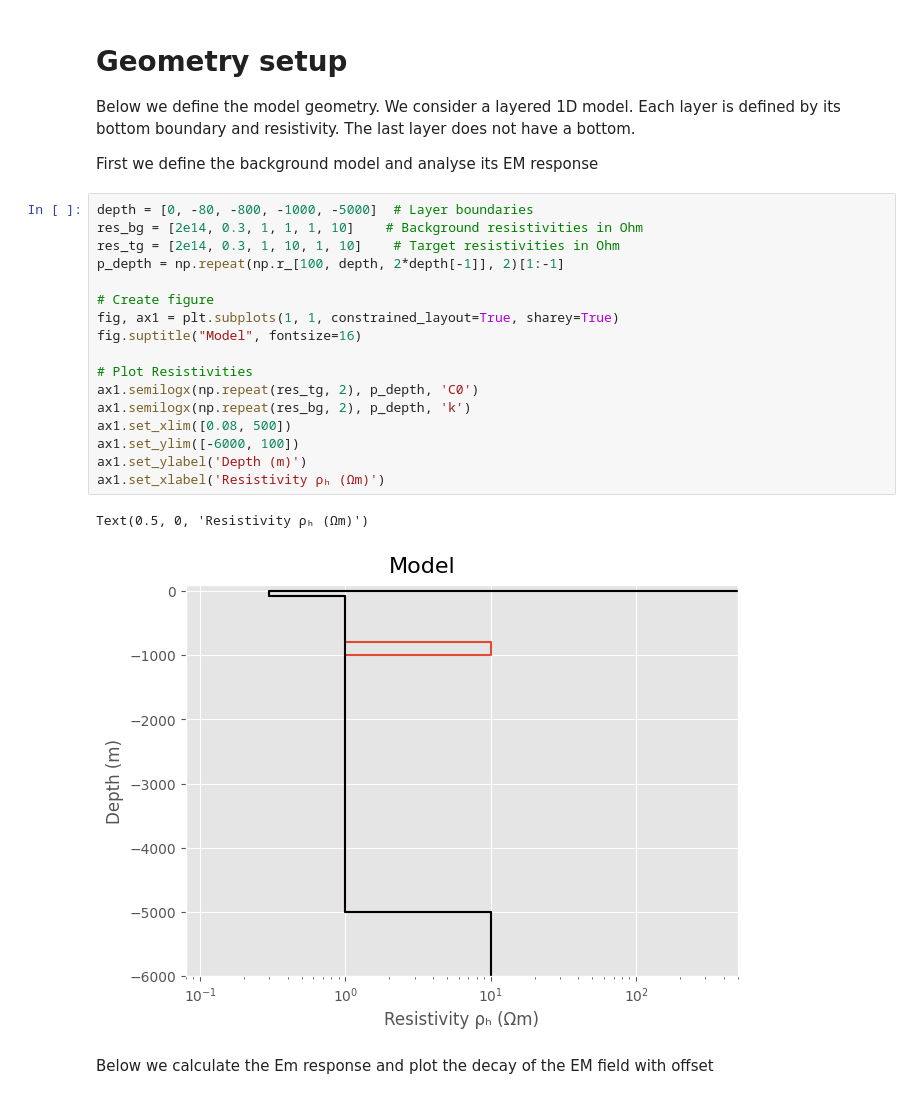
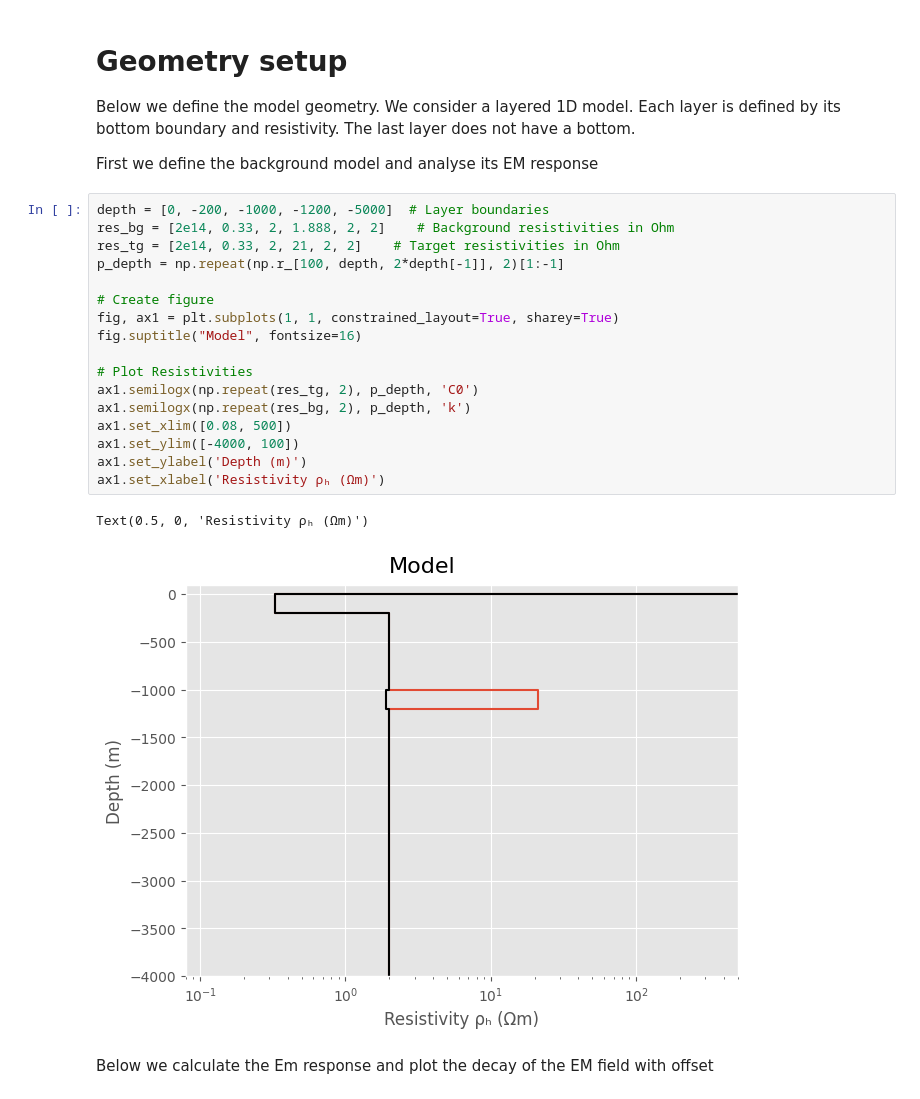
Before and after one commit to michpaulatto/AppliedGeophysicsExercises, a Jupyter notebook: Notebooks/8_csem_sleipner.ipynb, the cells around one changed output. Saved outputs shown, nothing was run; the diff lists cells and outputs as text.

```diff
--- a/Notebooks/8_csem_sleipner.ipynb
+++ b/Notebooks/8_csem_sleipner.ipynb
@@ -50,25 +50,25 @@ Below we define the model geometry. We consider a layered 1D model. Each layer i
 
 First we define the background model and analyse its EM response
 # %%
-depth = [0, -80, -800, -1000, -5000]  # Layer boundaries
-res_bg = [2e14, 0.3, 1, 1, 1, 10]    # Background resistivities in Ohm
-res_tg = [2e14, 0.3, 1, 10, 1, 10]    # Target resistivities in Ohm
+depth = [0, -200, -1000, -1200, -5000]  # Layer boundaries
+res_bg = [2e14, 0.33, 2, 1.888, 2, 2]    # Background resistivities in Ohm
+res_tg = [2e14, 0.33, 2, 21, 2, 2]    # Target resistivities in Ohm
 p_depth = np.repeat(np.r_[100, depth, 2*depth[-1]], 2)[1:-1]
 
 # Create figure
 fig, ax1 = plt.subplots(1, 1, constrained_layout=True, sharey=True)
 fig.suptitle("Model", fontsize=16)
 
 # Plot Resistivities
 ax1.semilogx(np.repeat(res_tg, 2), p_depth, 'C0')
 ax1.semilogx(np.repeat(res_bg, 2), p_depth, 'k')
 ax1.set_xlim([0.08, 500])
-ax1.set_ylim([-6000, 100])
+ax1.set_ylim([-4000, 100])
 ax1.set_ylabel('Depth (m)')
 ax1.set_xlabel('Resistivity ρₕ (Ωm)')
 # %% [output]
 Text(0.5, 0, 'Resistivity ρₕ (Ωm)')
-[figure, old version]
+[figure, new version]
 # %% [markdown]
 Below we calculate the Em response and plot the decay of the EM field with offset
 # %%
```
Also changed, not shown: parts of 6 cells of this notebook.
